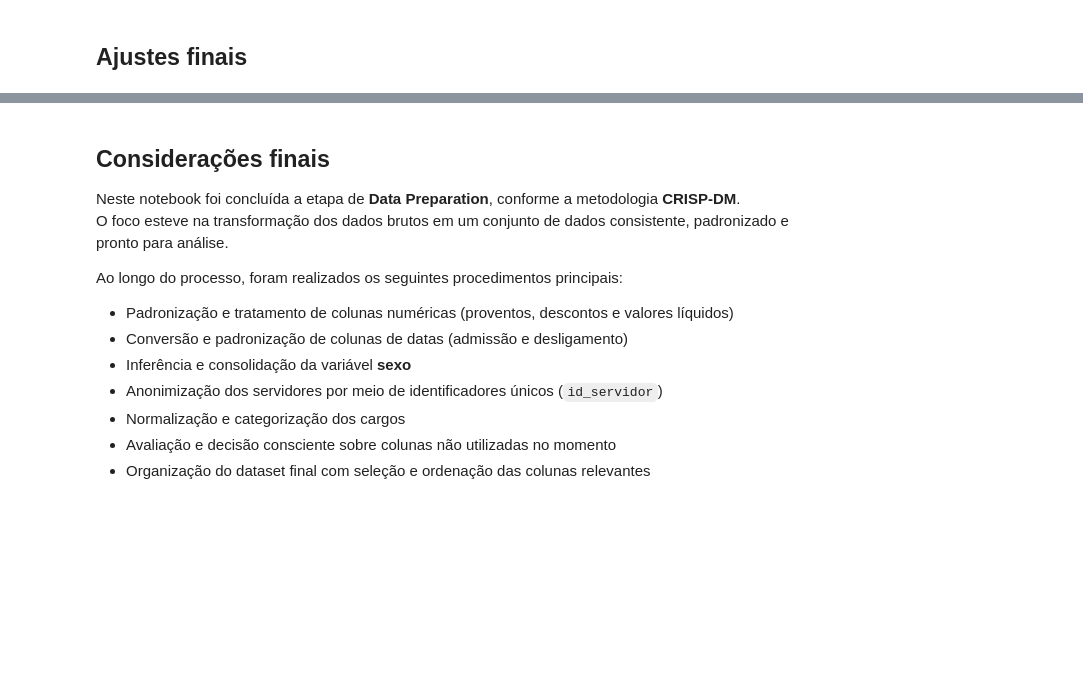
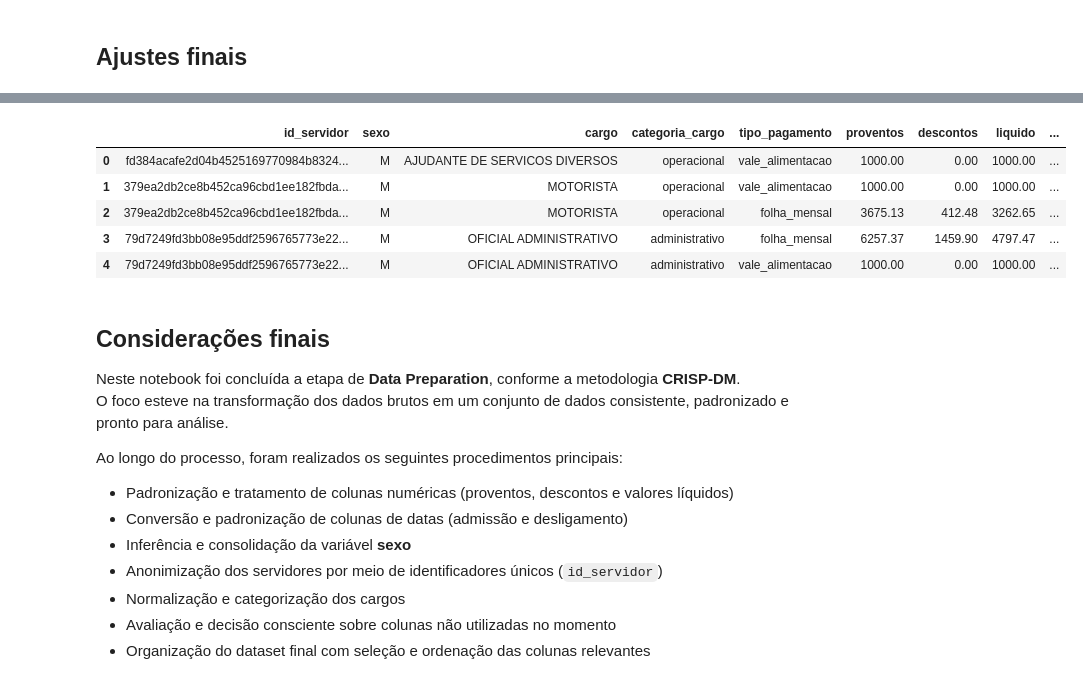
Before and after one commit to oguidenardi/folha_pagamento_santa_rita_2025, a Jupyter notebook: notebooks/03_data_preparation.ipynb, the cells around one changed output, grey strips where cells are left out. Cells and saved outputs as stored; diff of their text form; code cells hidden in the pictures; blank space fills up the shorter version.

```diff
--- a/notebooks/03_data_preparation.ipynb
+++ b/notebooks/03_data_preparation.ipynb
@@ -1112,3 +1179,21 @@ df_final.to_csv(
+# %%
+output_path = "../data/processed/servidores_municipais_prepared.csv"
+
+df_final.to_csv(
+    output_path,
+    index=False,
+    encoding="utf-8"
+)
+# %%
+df_check = pd.read_csv(output_path)
+df_check.head()
+# %% [output]
+|  | id_servidor | sexo | cargo | categoria_cargo | tipo_pagamento | proventos | descontos | liquido | ... |
+| 0 | fd384acafe2d04b4525169770984b8324... | M | AJUDANTE DE SERVICOS DIVERSOS | operacional | vale_alimentacao | 1000.00 | 0.00 | 1000.00 | ... |
+| 1 | 379ea2db2ce8b452ca96cbd1ee182fbda... | M | MOTORISTA | operacional | vale_alimentacao | 1000.00 | 0.00 | 1000.00 | ... |
+| 2 | 379ea2db2ce8b452ca96cbd1ee182fbda... | M | MOTORISTA | operacional | folha_mensal | 3675.13 | 412.48 | 3262.65 | ... |
+| 3 | 79d7249fd3bb08e95ddf2596765773e22... | M | OFICIAL ADMINISTRATIVO | administrativo | folha_mensal | 6257.37 | 1459.90 | 4797.47 | ... |
+| 4 | 79d7249fd3bb08e95ddf2596765773e22... | M | OFICIAL ADMINISTRATIVO | administrativo | vale_alimentacao | 1000.00 | 0.00 | 1000.00 | ... |
 # %% [markdown]
 ## Considerações finais
 
```
Also changed, not shown: parts of 14 cells of this notebook, 2 other files.
